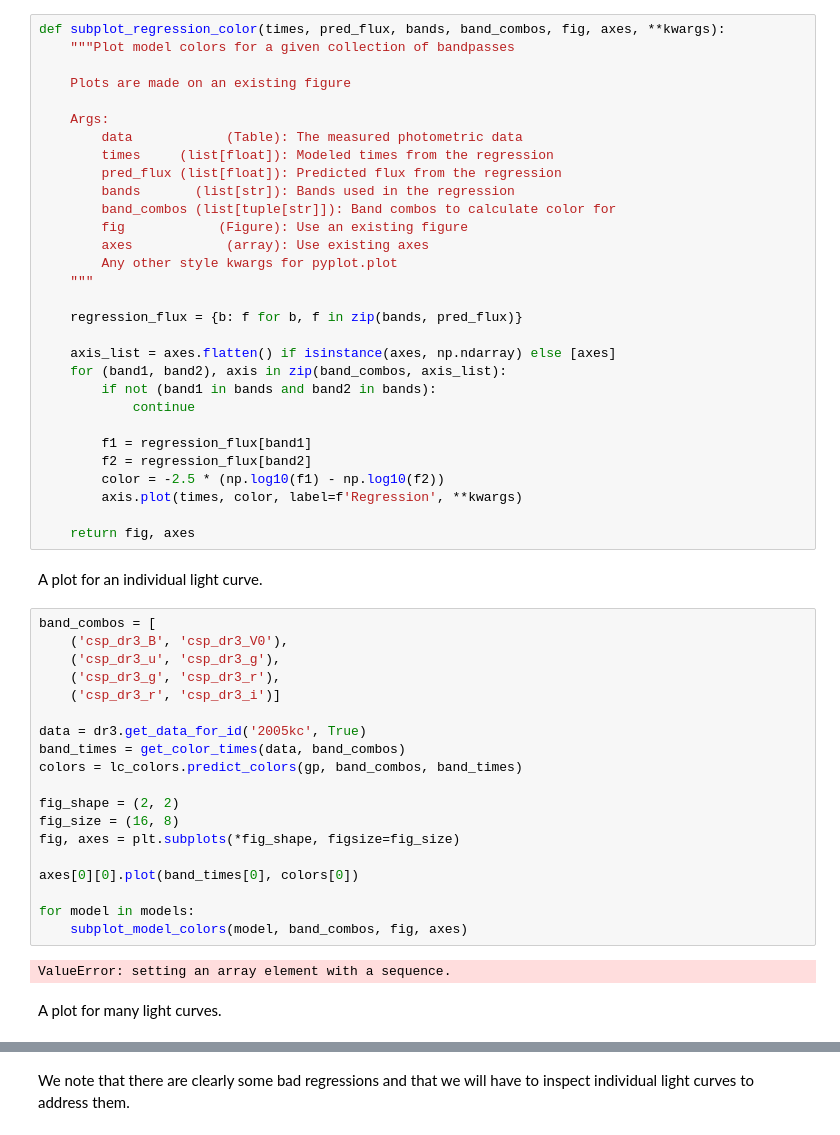
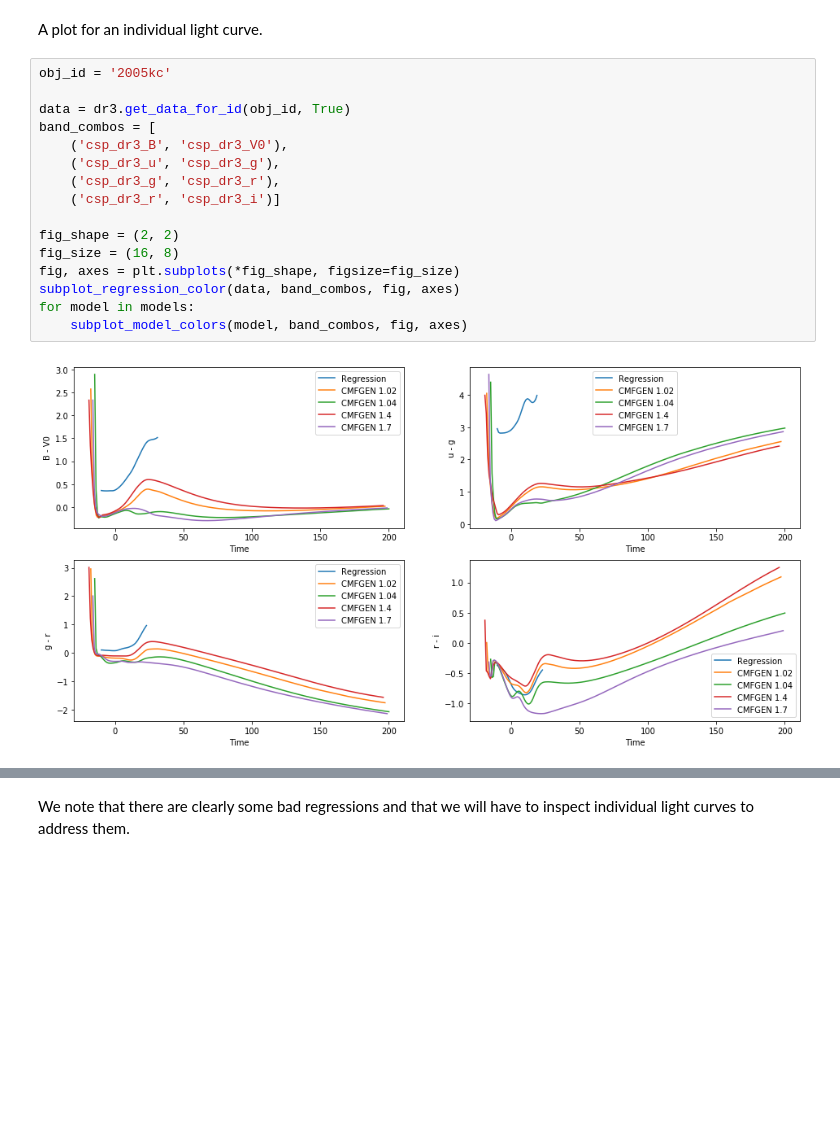
Before and after one commit to mwvgroup/csp-cmfgen, a Jupyter notebook: notebooks/gaussian_regression_colors.ipynb, the cells around one changed output, grey strips where cells are left out. Drawn from its saved outputs; the diff is of its cells as text; blank space fills up the shorter version.

```diff
--- a/notebooks/gaussian_regression_colors.ipynb
+++ b/notebooks/gaussian_regression_colors.ipynb
@@ -238,55 +288,20 @@ def get_color_times(data, band_combos, delta=1):
-# %%
-def subplot_regression_color(times, pred_flux, bands, band_combos, fig, axes, **kwargs):
-    """Plot model colors for a given collection of bandpasses
-
-    Plots are made on an existing figure
-
-    Args:
-        data            (Table): The measured photometric data
-        times     (list[float]): Modeled times from the regression
-        pred_flux (list[float]): Predicted flux from the regression
-        bands       (list[str]): Bands used in the regression
-        band_combos (list[tuple[str]]): Band combos to calculate color for
-        fig            (Figure): Use an existing figure
-        axes            (array): Use existing axes
-        Any other style kwargs for pyplot.plot
-    """
-
-    regression_flux = {b: f for b, f in zip(bands, pred_flux)}
-
-    axis_list = axes.flatten() if isinstance(axes, np.ndarray) else [axes]
-    for (band1, band2), axis in zip(band_combos, axis_list):
-        if not (band1 in bands and band2 in bands):
-            continue
-
-        f1 = regression_flux[band1]
-        f2 = regression_flux[band2]
-        color = -2.5 * (np.log10(f1) - np.log10(f2))
-        axis.plot(times, color, label=f'Regression', **kwargs)
-
-    return fig, axes
 # %% [markdown]
 A plot for an individual light curve.
 # %%
+obj_id = '2005kc'
+
+data = dr3.get_data_for_id(obj_id, True)
 band_combos = [
     ('csp_dr3_B', 'csp_dr3_V0'),
     ('csp_dr3_u', 'csp_dr3_g'),
     ('csp_dr3_g', 'csp_dr3_r'),
     ('csp_dr3_r', 'csp_dr3_i')]
 
-data = dr3.get_data_for_id('2005kc', True)
-band_times = get_color_times(data, band_combos)
-colors = lc_colors.predict_colors(gp, band_combos, band_times)
-
 fig_shape = (2, 2)
 fig_size = (16, 8)
 fig, axes = plt.subplots(*fig_shape, figsize=fig_size)
-
-axes[0][0].plot(band_times[0], colors[0])
-
+subplot_regression_color(data, band_combos, fig, axes)
 for model in models:
     subplot_model_colors(model, band_combos, fig, axes)
 # %% [output]
-ValueError: setting an array element with a sequence.
+[figure, added]
-# %% [markdown]
-A plot for many light curves.
```
Also changed, not shown: parts of 7 cells of this notebook.
